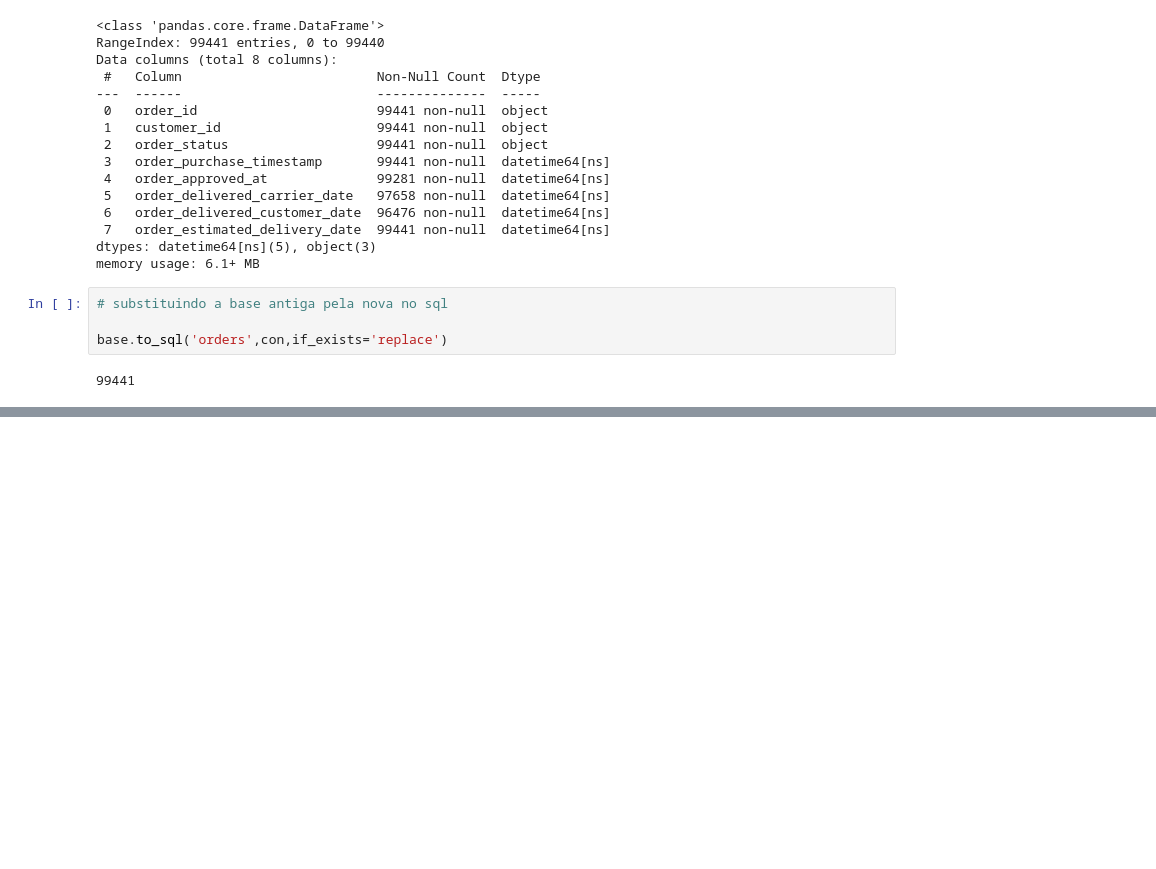
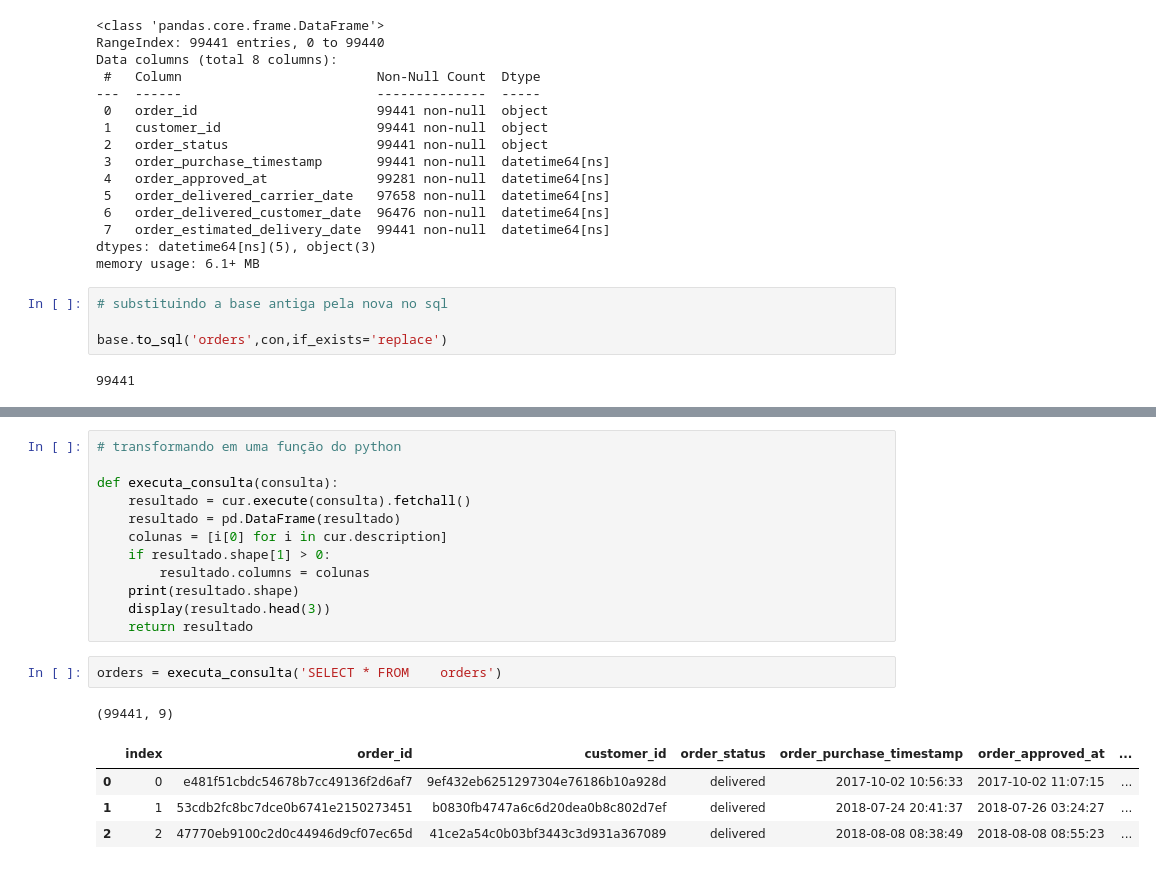
Before and after one commit to MDayvson/Ciencia-de-Dados, a Jupyter notebook: Ciência de Dados Impressionador/18. Utilizando o SQL com dados reais de venda/3. Criando uma história com os dados.ipynb, the cells around one changed output, grey strips where cells are left out. Saved outputs shown, nothing was run; the diff lists cells and outputs as text; blank space fills up the shorter version.

```diff
--- a/Ciência de Dados Impressionador/18. Utilizando o SQL com dados reais de venda/3. Criando uma história com os dados.ipynb
+++ b/Ciência de Dados Impressionador/18. Utilizando o SQL com dados reais de venda/3. Criando uma história com os dados.ipynb
@@ -161,0 +229,20 @@ base.to_sql('orders',con,if_exists='replace')
+# %%
+# transformando em uma função do python
+
+def executa_consulta(consulta):
+    resultado = cur.execute(consulta).fetchall()
+    resultado = pd.DataFrame(resultado)
+    colunas = [i[0] for i in cur.description]
+    if resultado.shape[1] > 0:
+        resultado.columns = colunas
+    print(resultado.shape)
+    display(resultado.head(3))
+    return resultado
+# %%
+orders = executa_consulta('SELECT * FROM	orders')
+# %% [output]
+(99441, 9)
+|  | index | order_id | customer_id | order_status | order_purchase_timestamp | order_approved_at | ... |
+| 0 | 0 | e481f51cbdc54678b7cc49136f2d6af7 | 9ef432eb6251297304e76186b10a928d | delivered | 2017-10-02 10:56:33 | 2017-10-02 11:07:15 | ... |
+| 1 | 1 | 53cdb2fc8bc7dce0b6741e2150273451 | b0830fb4747a6c6d20dea0b8c802d7ef | delivered | 2018-07-24 20:41:37 | 2018-07-26 03:24:27 | ... |
+| 2 | 2 | 47770eb9100c2d0c44946d9cf07ec65d | 41ce2a54c0b03bf3443c3d931a367089 | delivered | 2018-08-08 08:38:49 | 2018-08-08 08:55:23 | ... |
```
Also changed, not shown: parts of 10 cells of this notebook, 1 other file.
